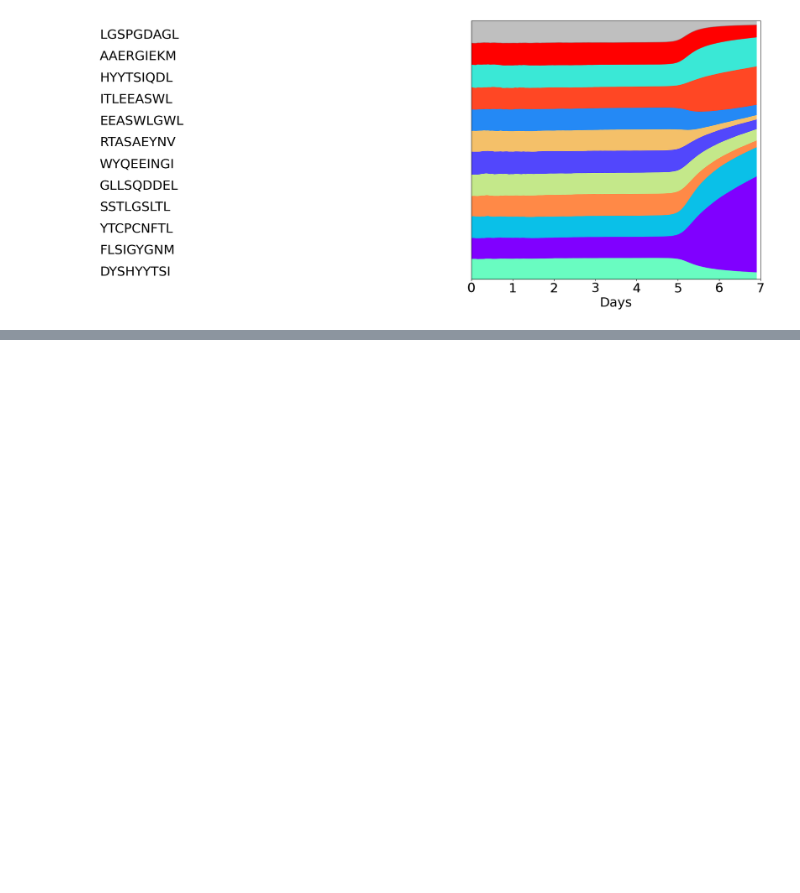
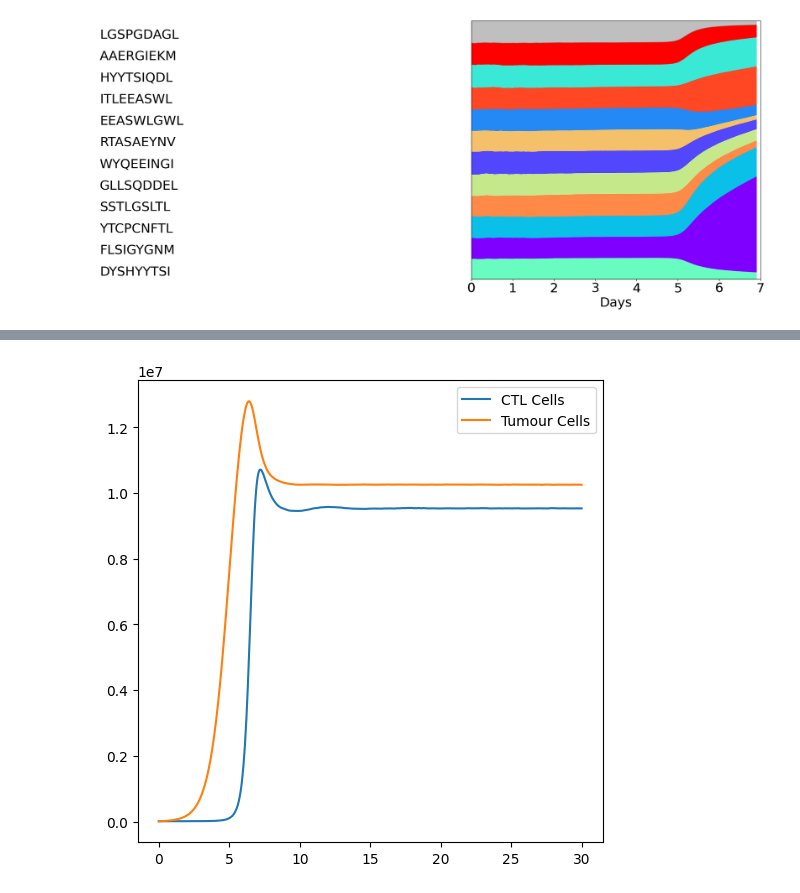
Before and after one commit to alienmist325/tumour_immune_interactions, a Jupyter notebook: sim/graphing.ipynb, the cells around one changed output, grey strips where cells are left out. Cells and saved outputs as stored; diff of their text form; code cells hidden in the pictures; blank space fills up the shorter version.

Commit message:
Produce graphs

```diff
--- a/sim/graphing.ipynb
+++ b/sim/graphing.ipynb
@@ -288,3 +288,13 @@ for seq in sequences:
 # %% [output]
 Successfully opened the previous simulation.
 [figure]
+# %%
+%matplotlib inline
+import matplotlib.pyplot as plt
+from graphing import get_sim, get_pops, graph, hist, savefig, fish_tumour, fish_CTL, hist_from_state
+import numpy as np
+plt.rcParams["figure.figsize"] = (6, 6)
+
+sim = get_sim("../sim_data/report/sim.pickle_Identity")
+graph(sim)
+# %% [output]
@@ -290,0 +303 @@ Successfully opened the previous simulation.
+[figure, added]
```
Also changed, not shown: parts of 3 cells of this notebook, 34 other files.
